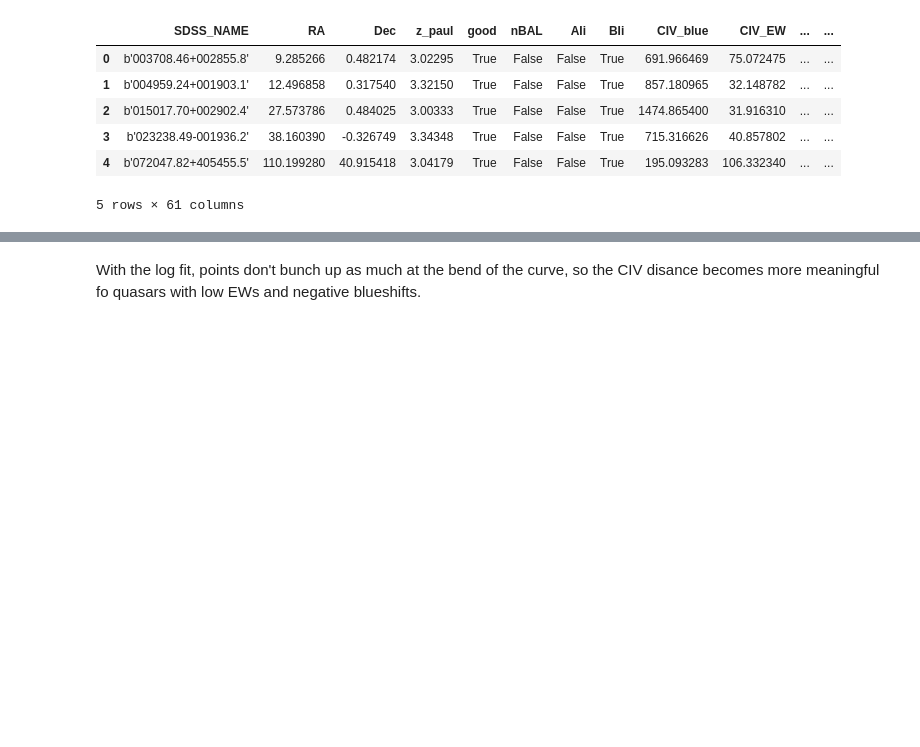
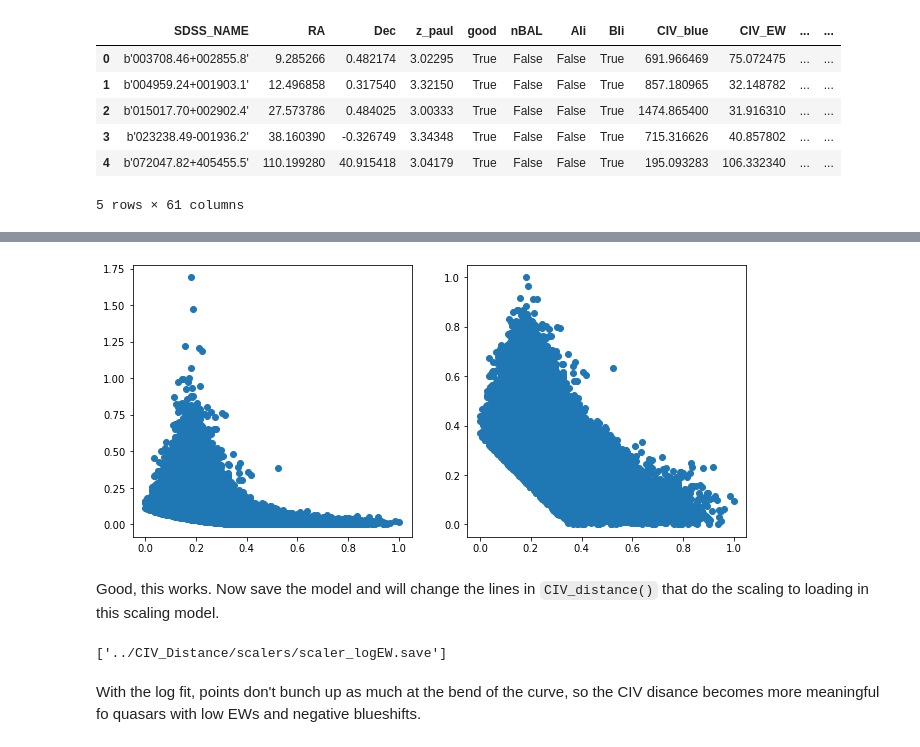
Before and after one commit to trevormccaffrey/Cosmology_Quasars, a Jupyter notebook: CIV_distance_linear_vs_log.ipynb, the cells around one changed output, grey strips where cells are left out. Saved outputs shown, nothing was run; the diff lists cells and outputs as text; code cells hidden in the pictures; blank space fills up the shorter version.

```diff
--- a/CIV_distance_linear_vs_log.ipynb
+++ b/CIV_distance_linear_vs_log.ipynb
@@ -78,3 +80,26 @@ plt.show()
+# %%
+#Build saveable "scale" models based
+scale_linear = MinMaxScaler().fit(c4data_lin[good&(c4data_lin[:,1]<300)]) #set 1 to lower than max(EW)
+scale_log = MinMaxScaler().fit(c4data_log[good[mask]])
+
+c4data_linear_scale = scale_linear.transform(c4data_lin[good])
+c4data_log_scale = scale_log.transform(c4data_log[good[mask]])
+# %%
+#See what the scaled data look like
+fig, [ax1,ax2] = plt.subplots(1, 2, figsize=(11,5))
+ax1.scatter(c4data_linear_scale[:,0], c4data_linear_scale[:,1])
+ax2.scatter(c4data_log_scale[:,0], c4data_log_scale[:,1])
+plt.show()
+# %% [output]
+[figure, added]
+# %% [markdown]
+Good, this works.  Now save the model and will change the lines in ``CIV_distance()`` that do the scaling to loading in this scaling model.
+# %%
+import joblib
+joblib.dump(scale_linear,"../CIV_Distance/scalers/scaler_linEW.save")
+joblib.dump(scale_log,"../CIV_Distance/scalers/scaler_logEW.save")
+# %% [output]
+['../CIV_Distance/scalers/scaler_logEW.save']
 # %% [markdown]
 With the log fit, points don't bunch up as much at the bend of the curve, so the CIV disance becomes more meaningful fo quasars with low EWs and negative blueshifts.
 # %%
```
Also changed, not shown: parts of 18 cells of this notebook, 9 other files.
